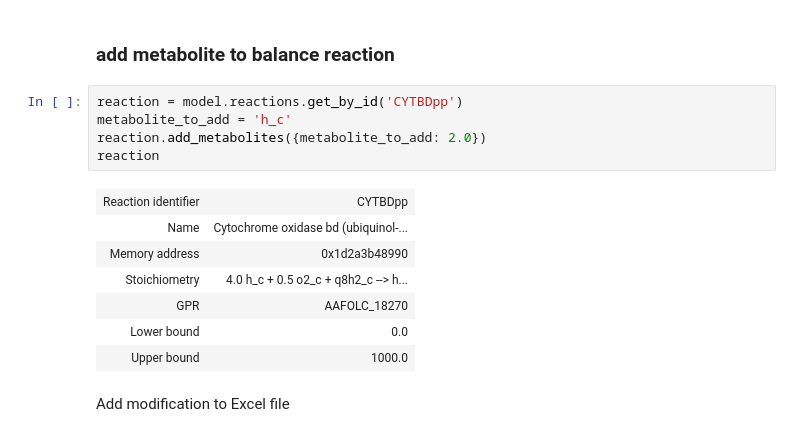
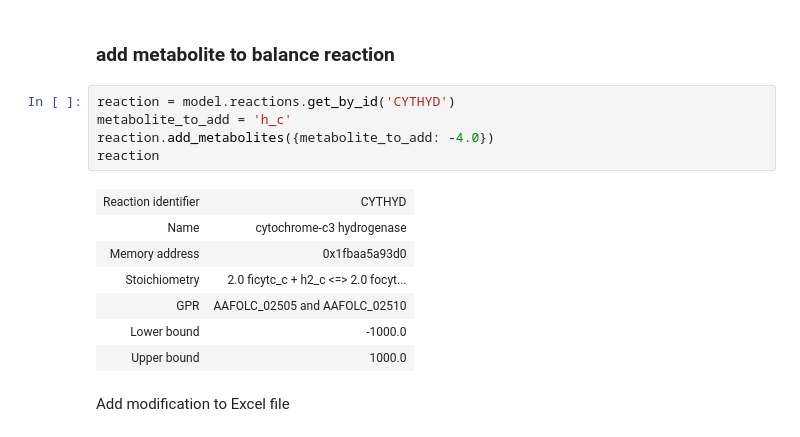
Before and after one commit to AzizBenA/iABA974_SoF1_GEM, a Jupyter notebook: Scripts/Model_manipulation.ipynb, the cells around one changed output. Cells and saved outputs as stored; diff of their text form.

```diff
--- a/Scripts/Model_manipulation.ipynb
+++ b/Scripts/Model_manipulation.ipynb
@@ -503,17 +493,17 @@ Associated Genes:
 # %% [markdown]
 ### add metabolite to balance reaction
 # %%
-reaction = model.reactions.get_by_id('CYTBDpp')
+reaction = model.reactions.get_by_id('CYTHYD')
 metabolite_to_add = 'h_c'
-reaction.add_metabolites({metabolite_to_add: 2.0})
+reaction.add_metabolites({metabolite_to_add: -4.0})
 reaction
 # %% [output]
-| Reaction identifier | CYTBDpp |
-| Name | Cytochrome oxidase bd (ubiquinol-... |
-| Memory address | 0x1d2a3b48990 |
-| Stoichiometry | 4.0 h_c + 0.5 o2_c + q8h2_c --> h... |
-| GPR | AAFOLC_18270 |
-| Lower bound | 0.0 |
+| Reaction identifier | CYTHYD |
+| Name | cytochrome-c3 hydrogenase |
+| Memory address | 0x1fbaa5a93d0 |
+| Stoichiometry | 2.0 ficytc_c + h2_c <=> 2.0 focyt... |
+| GPR | AAFOLC_02505 and AAFOLC_02510 |
+| Lower bound | -1000.0 |
 | Upper bound | 1000.0 |
 # %% [markdown]
 Add modification to Excel file
```
Also changed, not shown: parts of 12 cells of this notebook, 9 other files.
